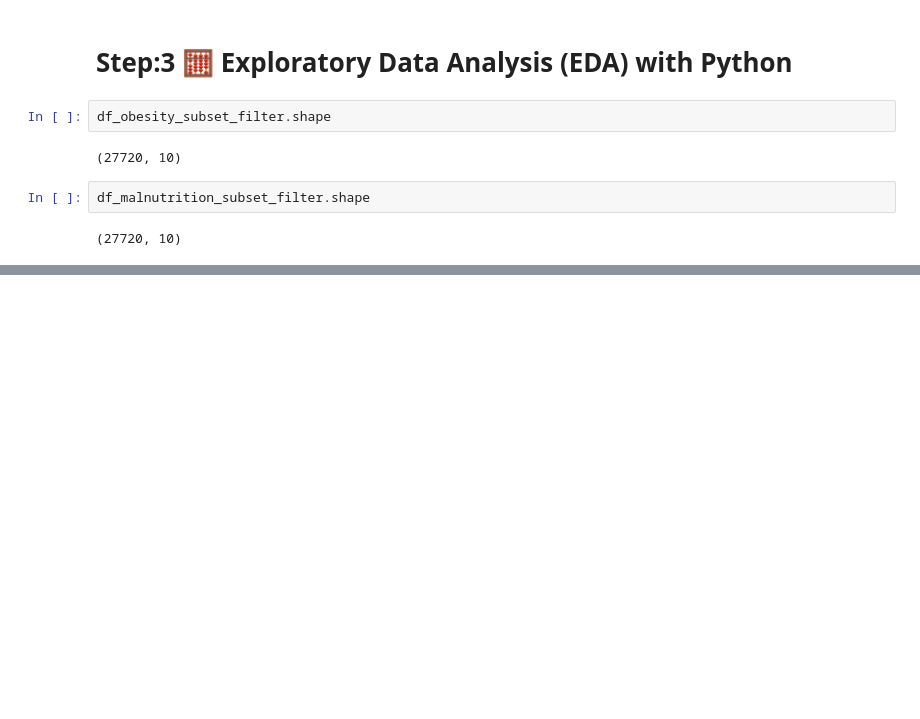
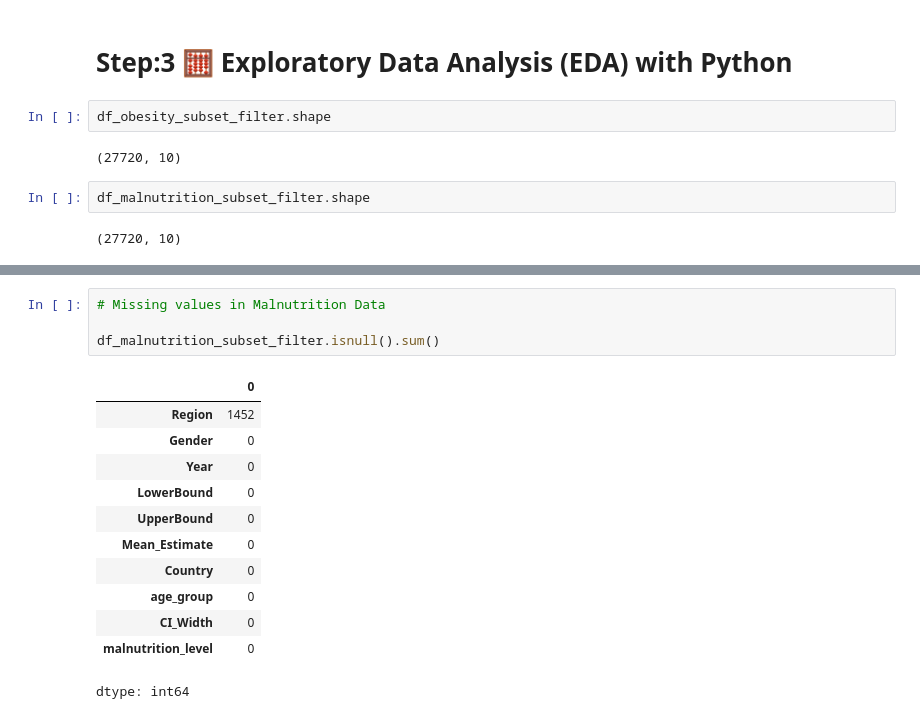
Before and after one commit to ArunK-ML/Project---Nutrition-Paradox-A-Global-View-on-Obesity-and-Malnutrition, a Jupyter notebook: Nutrition_Paradox1.ipynb, the cells around one changed output, grey strips where cells are left out. Drawn from its saved outputs; the diff is of its cells as text; blank space fills up the shorter version.

```diff
--- a/Nutrition_Paradox1.ipynb
+++ b/Nutrition_Paradox1.ipynb
@@ -273,0 +331,17 @@ df_malnutrition_subset_filter.shape
+# %%
+# Missing values in Malnutrition Data
+
+df_malnutrition_subset_filter.isnull().sum()
+# %% [output]
+|  | 0 |
+| Region | 1452 |
+| Gender | 0 |
+| Year | 0 |
+| LowerBound | 0 |
+| UpperBound | 0 |
+| Mean_Estimate | 0 |
+| Country | 0 |
+| age_group | 0 |
+| CI_Width | 0 |
+| malnutrition_level | 0 |
+dtype: int64
```
Also changed, not shown: parts of 10 cells of this notebook.
